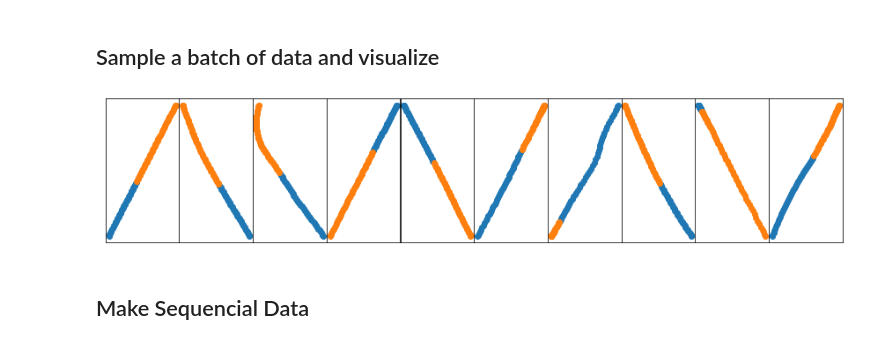
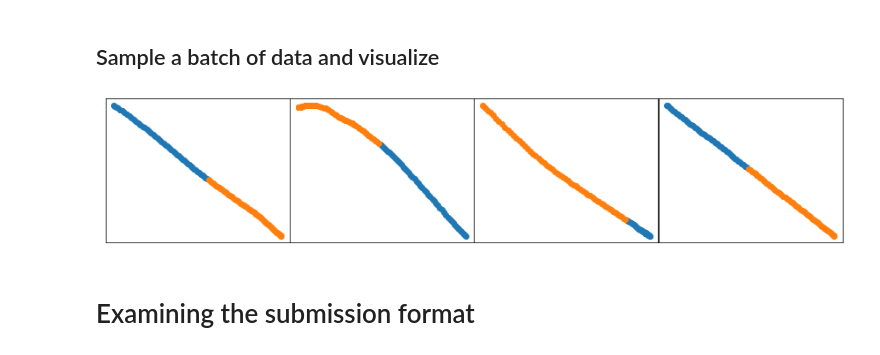
Before and after one commit to IrvinYang/CSE151B-Comp, a Jupyter notebook: argo2/Load_Argo2_Public.ipynb, the cells around one changed output. Cells and saved outputs as stored; diff of their text form; code cells hidden in the pictures.

```diff
--- a/argo2/Load_Argo2_Public.ipynb
+++ b/argo2/Load_Argo2_Public.ipynb
@@ -35,10 +26,10 @@ from torch.autograd import Variable
 ## Create a Torch.Dataset class for the training dataset
 # %%
 from glob import glob
-import pickle
+import pickle5 as pickle
 import numpy as np
 
-ROOT_PATH = "./"
+ROOT_PATH = ""
 
 cities = ["austin", "miami", "pittsburgh", "dearborn", "washington-dc", "palo-alto"]
 splits = ["train", "test"]
@@ -84,8 +75,8 @@ train_dataset  = ArgoverseDataset(city = city, split = split)
 # %% [markdown]
 ## Create a DataLoader class for training
 # %%
-batch_size = 10  # batch size
-train_loader = DataLoader(train_dataset,batch_size=batch_size, drop_last = True)
+batch_sz = 4  # batch size
+train_loader = DataLoader(train_dataset,batch_size=batch_sz)
 # %% [markdown]
 ## Sample a batch of data and visualize
 # %%
@@ -94,34 +85,33 @@ import random
 
 
 def show_sample_batch(sample_batch):
     """visualize the trajectory for a batch of samples"""
     inp, out = sample_batch
     batch_sz = inp.size(0)
     agent_sz = inp.size(1)
 
     fig, axs = plt.subplots(1,batch_sz, figsize=(15, 3), facecolor='w', edgecolor='k')
     fig.subplots_adjust(hspace = .5, wspace=.001)
     axs = axs.ravel()
     for i in range(batch_sz):
         axs[i].xaxis.set_ticks([])
         axs[i].yaxis.set_ticks([])
 
         # first two feature dimensions are (x,y) positions
         axs[i].scatter(inp[i,:,0], inp[i,:,1])
         axs[i].scatter(out[i,:,0], out[i,:,1])
 
 
 for i_batch, sample_batch in enumerate(train_loader):
+    if i_batch <= 5:
+        continue
     inp, out = sample_batch
     """
     TODO:
       implement your Deep learning model
       implement training routine
     """
-
     show_sample_batch(sample_batch)
     break
 # %% [output]
-[figure, old version]
+[figure, new version]
-# %% [markdown]
-## Make Sequencial Data
@@ -209,0 +118,2 @@ lauda = train(lauda, epochs, lr)
+# %% [markdown]
+# Examining the submission format
```
Also changed, not shown: parts of 20 cells of this notebook, 3 other files.
